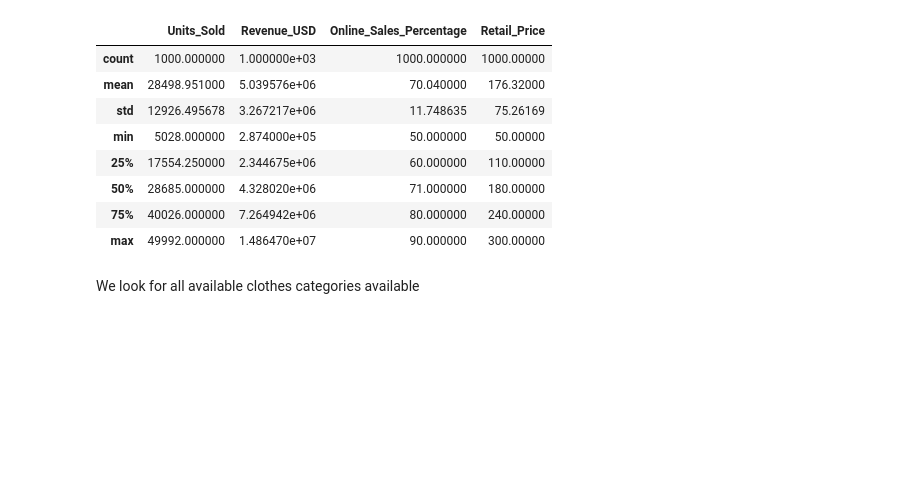
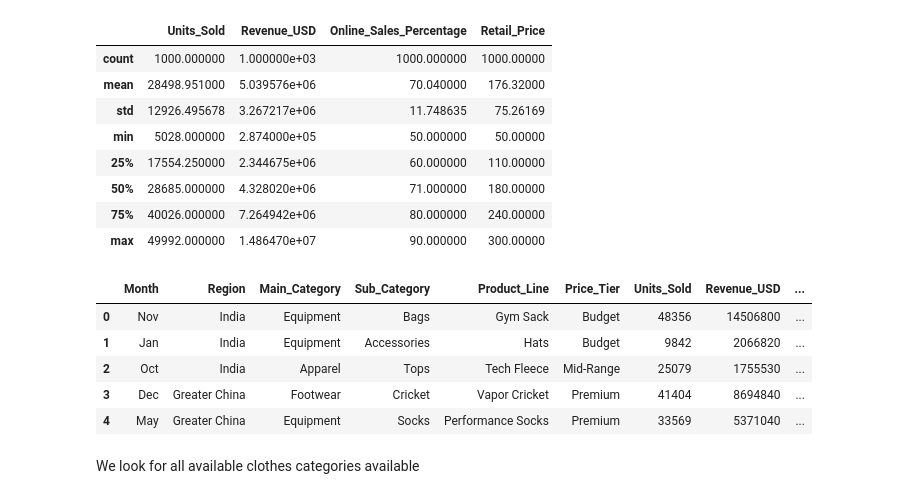
Before and after one commit to gas2345678/data_analysis-portfolio, a Jupyter notebook: Python/data_analysis_visualizations/nike_sales_2024.ipynb, the cells around one changed output. Saved outputs shown, nothing was run; the diff lists cells and outputs as text; code cells hidden in the pictures; blank space fills up the shorter version.

```diff
--- a/Python/data_analysis_visualizations/nike_sales_2024.ipynb
+++ b/Python/data_analysis_visualizations/nike_sales_2024.ipynb
@@ -36,6 +36,16 @@ df.describe()
 # %%
 #Drop null values
 df = df.dropna()
+# %%
+df = df.rename(columns={"Online_Sales_Percentage": "Online_Sales_Percentages(%)"})
+df.head()
+# %% [output]
+|  | Month | Region | Main_Category | Sub_Category | Product_Line | Price_Tier | Units_Sold | Revenue_USD | ... |
+| 0 | Nov | India | Equipment | Bags | Gym Sack | Budget | 48356 | 14506800 | ... |
+| 1 | Jan | India | Equipment | Accessories | Hats | Budget | 9842 | 2066820 | ... |
+| 2 | Oct | India | Apparel | Tops | Tech Fleece | Mid-Range | 25079 | 1755530 | ... |
+| 3 | Dec | Greater China | Footwear | Cricket | Vapor Cricket | Premium | 41404 | 8694840 | ... |
+| 4 | May | Greater China | Equipment | Socks | Performance Socks | Premium | 33569 | 5371040 | ... |
 # %% [markdown]
 We look for all available clothes categories available
 # %%
```
Also changed, not shown: parts of 1 cell of this notebook.
